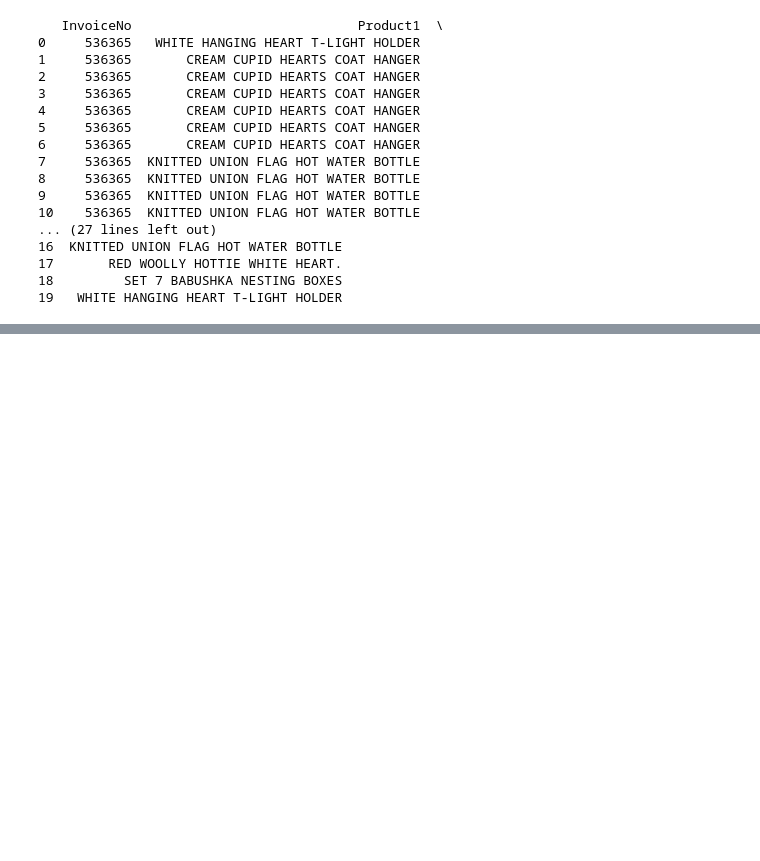
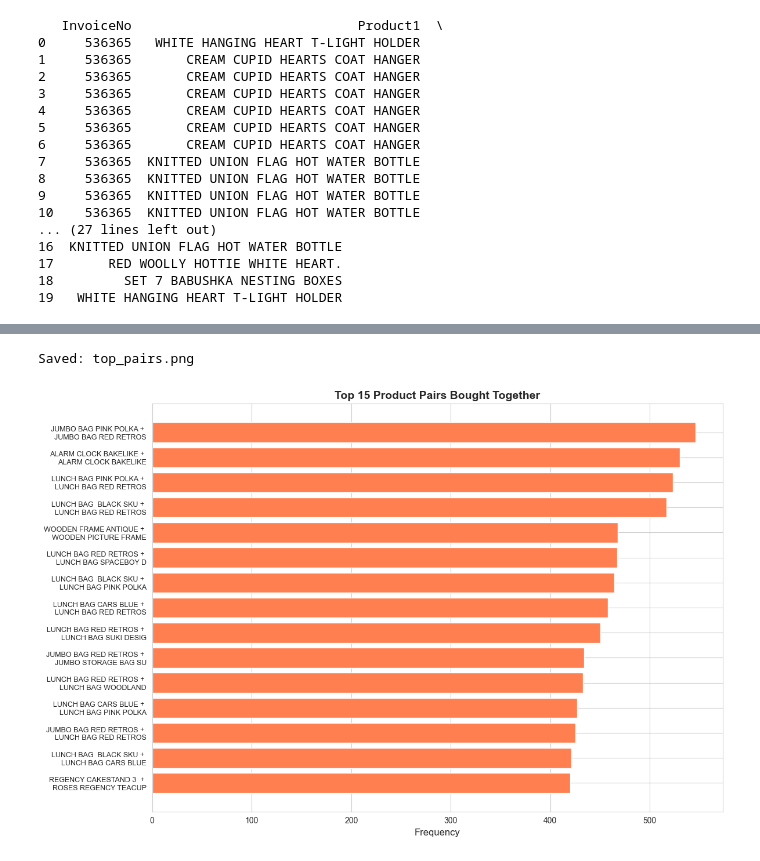
Before and after one commit to benjaminmoizer/Market-Association-Analysis, a Jupyter notebook: Analysis.ipynb, the cells around one changed output, grey strips where cells are left out. Cells and saved outputs as stored; diff of their text form; code cells hidden in the pictures; blank space fills up the shorter version.

```diff
--- a/Analysis.ipynb
+++ b/Analysis.ipynb
@@ -274,0 +314,19 @@ print(pairs_df.head(20))
+# %%
+# Top 15 Product Pairs
+
+fig, ax = plt.subplots(figsize=(12, 8))
+top_pairs = pairs_df.head(15).copy()
+top_pairs['Pair_Label'] = top_pairs['Item_1'].str[:20] + ' + \n' + top_pairs['Item_2'].str[:20]
+ax.barh(range(len(top_pairs)), top_pairs['Frequency'], color='coral')
+ax.set_yticks(range(len(top_pairs)))
+ax.set_yticklabels(top_pairs['Pair_Label'], fontsize=9)
+ax.set_xlabel('Frequency', fontsize=12)
+ax.set_title('Top 15 Product Pairs Bought Together', fontsize=14, fontweight='bold')
+ax.invert_yaxis()
+plt.tight_layout()
+plt.savefig('top_pairs.png', dpi=300, bbox_inches='tight')
+print("Saved: top_pairs.png")
+plt.show()
+# %% [output]
+Saved: top_pairs.png
+[figure, added]
```
Also changed, not shown: parts of 4 cells of this notebook, 8 other files.
